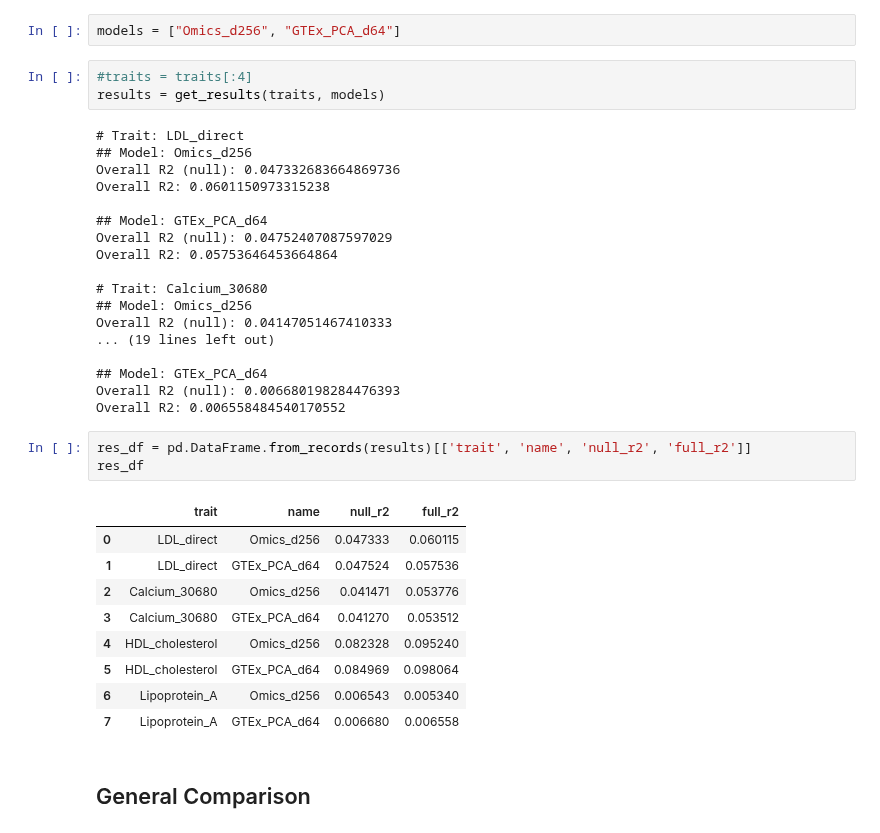
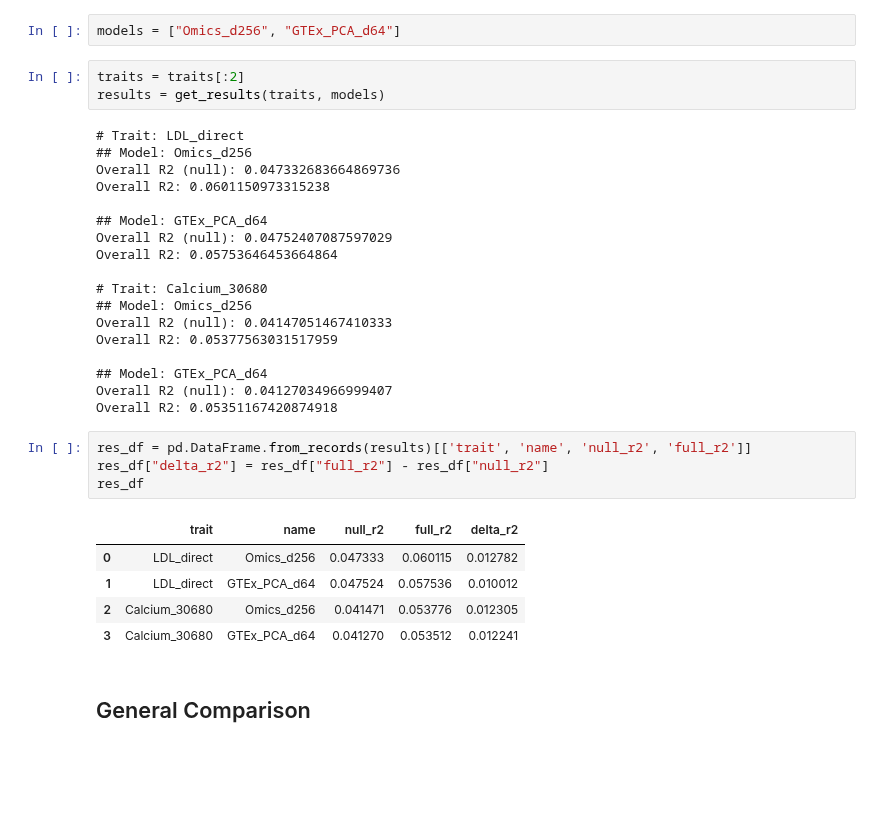
Before and after one commit to niklasbuehler/functional-gene-embeddings, a Jupyter notebook: notebooks/Evaluation.ipynb, the cells around one changed output. Cells and saved outputs as stored; diff of their text form; blank space fills up the shorter version.

```diff
--- a/notebooks/Evaluation.ipynb
+++ b/notebooks/Evaluation.ipynb
@@ -340,7 +340,7 @@ traits
 # %%
 models = ["Omics_d256", "GTEx_PCA_d64"]
 # %%
-#traits = traits[:4]
+traits = traits[:2]
 results = get_results(traits, models)
 # %% [output]
 # Trait: LDL_direct
@@ -355,24 +355,21 @@ Overall R2: 0.05753646453664864
 # Trait: Calcium_30680
 ## Model: Omics_d256
 Overall R2 (null): 0.04147051467410333
-... (19 lines left out)
+Overall R2: 0.05377563031517959
 
 ## Model: GTEx_PCA_d64
-Overall R2 (null): 0.006680198284476393
-Overall R2: 0.006558484540170552
+Overall R2 (null): 0.04127034966999407
+Overall R2: 0.05351167420874918
 # %%
 res_df = pd.DataFrame.from_records(results)[['trait', 'name', 'null_r2', 'full_r2']]
+res_df["delta_r2"] = res_df["full_r2"] - res_df["null_r2"]
 res_df
 # %% [output]
-|  | trait | name | null_r2 | full_r2 |
-| 0 | LDL_direct | Omics_d256 | 0.047333 | 0.060115 |
-| 1 | LDL_direct | GTEx_PCA_d64 | 0.047524 | 0.057536 |
-| 2 | Calcium_30680 | Omics_d256 | 0.041471 | 0.053776 |
-| 3 | Calcium_30680 | GTEx_PCA_d64 | 0.041270 | 0.053512 |
-| 4 | HDL_cholesterol | Omics_d256 | 0.082328 | 0.095240 |
-| 5 | HDL_cholesterol | GTEx_PCA_d64 | 0.084969 | 0.098064 |
-| 6 | Lipoprotein_A | Omics_d256 | 0.006543 | 0.005340 |
-| 7 | Lipoprotein_A | GTEx_PCA_d64 | 0.006680 | 0.006558 |
+|  | trait | name | null_r2 | full_r2 | delta_r2 |
+| 0 | LDL_direct | Omics_d256 | 0.047333 | 0.060115 | 0.012782 |
+| 1 | LDL_direct | GTEx_PCA_d64 | 0.047524 | 0.057536 | 0.010012 |
+| 2 | Calcium_30680 | Omics_d256 | 0.041471 | 0.053776 | 0.012305 |
+| 3 | Calcium_30680 | GTEx_PCA_d64 | 0.041270 | 0.053512 | 0.012241 |
 # %% [markdown]
 ## General Comparison
 # %%
```
Also changed, not shown: parts of 4 cells of this notebook.
